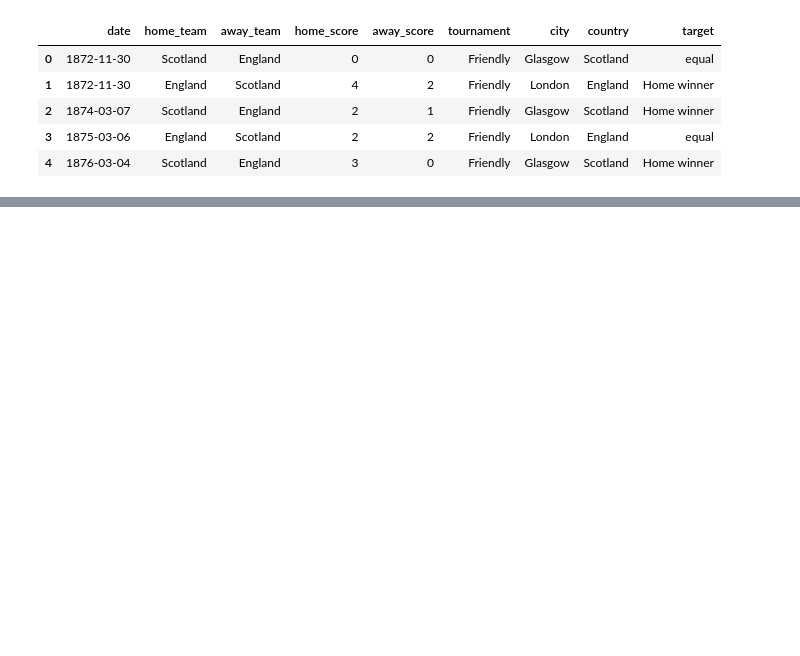
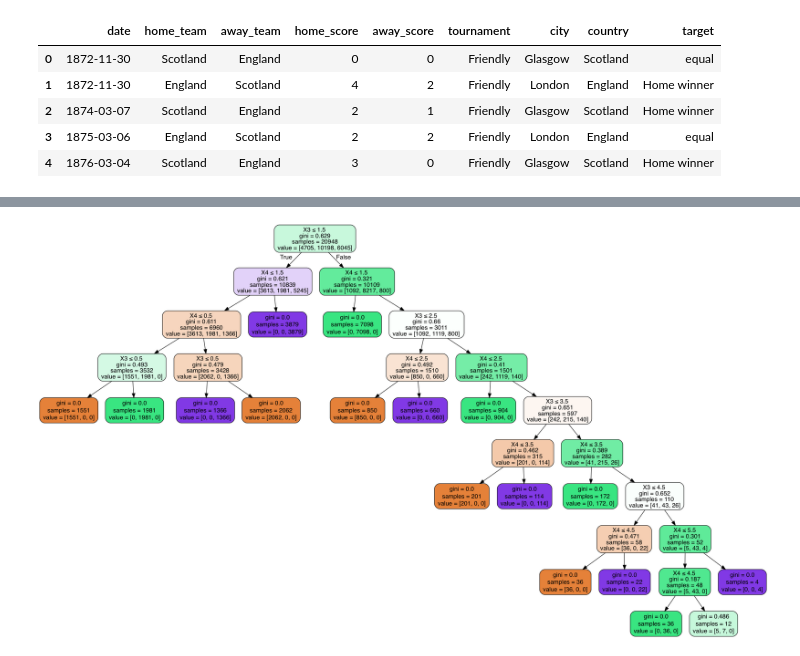
Before and after one commit to chamsi-web-dev/InterCompetitionSoccer, a Jupyter notebook: Feature selection/decision_tree.ipynb, the cells around one changed output, grey strips where cells are left out. Saved outputs shown, nothing was run; the diff lists cells and outputs as text; code cells hidden in the pictures; blank space fills up the shorter version.

Commit message:
add DT and RNN algorithm

```diff
--- a/Feature selection/decision_tree.ipynb
+++ b/Feature selection/decision_tree.ipynb
@@ -74,9 +74,9 @@ Index(['home_team', 'away_team', 'tournament', 'city', 'country', 'target'], dty
 # 1. INSTANTIATE
 # encode labels with value between 0 and n_classes-1.
 le = preprocessing.LabelEncoder()
-le
 
 # 2/3. FIT AND TRANSFORM
 # use df.apply() to apply le.fit_transform to all columns
-final_dataset = columns_categorical_subset.apply(le.fit_transform)
-#final_dataset.head()
+final_dataset = original_dataset.apply(le.fit_transform)
+final_dataset['target'] = original_dataset['target']
+final_dataset.head(3)
@@ -113,0 +149,3 @@ final_dataset_values = final_dataset
+# %%
+features = list(final_dataset.columns[:8])
+print("* features:", features, sep="\n")
@@ -218,0 +172,7 @@ rnn_v1 = load_model('rnn_v1.h5')
+# %%
+#Instanciate the model classifier
+print("Instanciate the model classifier with CART algorithm .....")
+model_dt = DecisionTreeClassifier(min_samples_split=20, random_state=99)
+
+print("Train .....")
+model_dt.fit(X_train, Y_train)
@@ -218,0 +227,27 @@ rnn_v1 = load_model('rnn_v1.h5')
+# %%
+#Data visualization
+
+from sklearn.externals.six import StringIO
+from IPython.display import Image
+from sklearn.tree import export_graphviz
+import pydotplus
+
+#Visualization Data
+def visualize_tree(model_dt):
+    """Create tree png using graphviz.
+
+    Args
+    ----
+    tree -- scikit-learn DecsisionTree.
+    feature_names -- list of feature names.
+    """
+
+    dot_data = StringIO()
+    export_graphviz(model_dt, out_file=dot_data,
+                    filled=True, rounded=True,
+                    special_characters=True)
+    graph = pydotplus.graph_from_dot_data(dot_data.getvalue())
+#Callin the function for render Decison tree
+visualize_tree(model_dt)
+Image(graph.create_png())
+# %% [output]
@@ -218,0 +257 @@ rnn_v1 = load_model('rnn_v1.h5')
+[figure, added]
```
Also changed, not shown: parts of 20 cells of this notebook, 5 other files.
